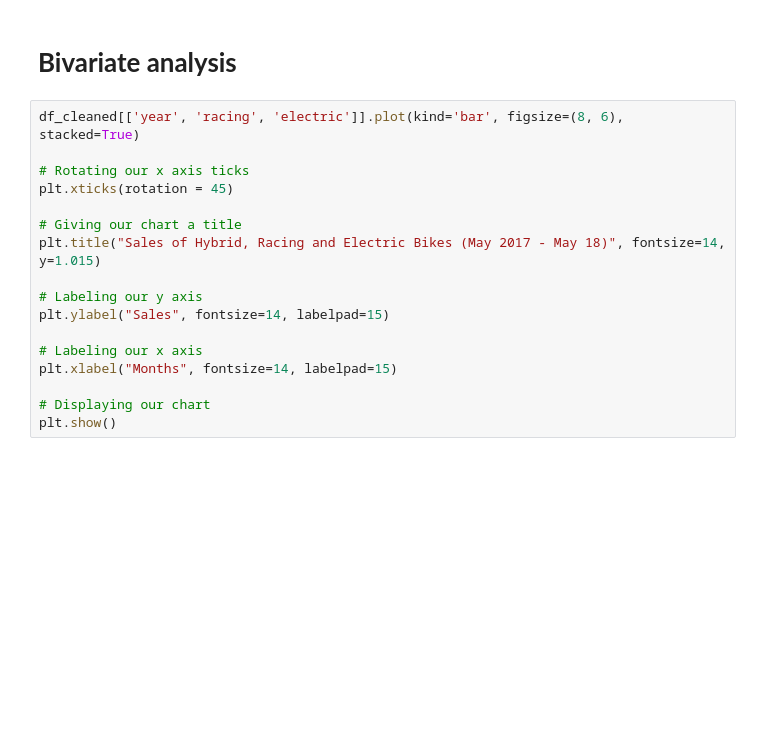
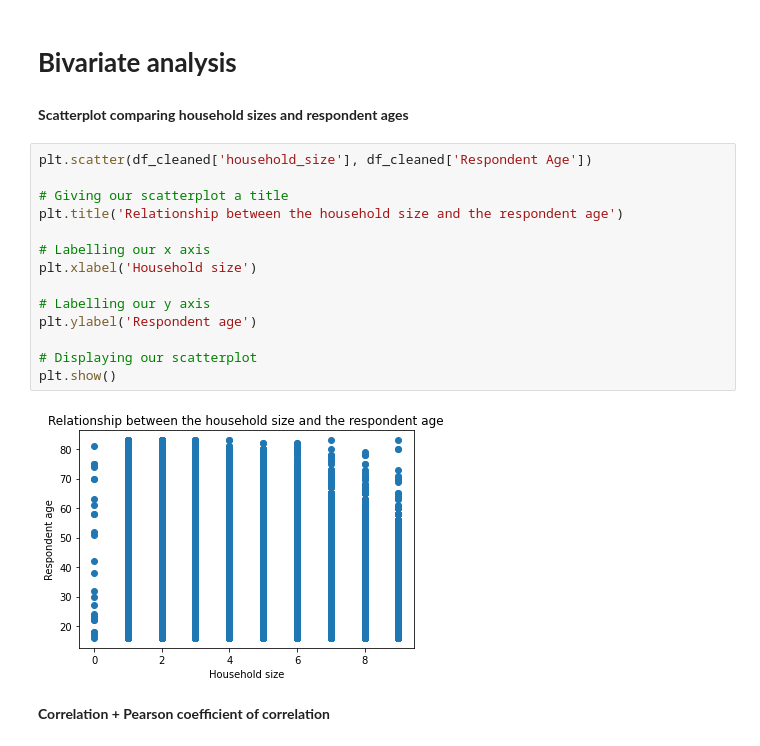
Before and after one commit to CindyMG/Core_w2, a Jupyter notebook: Moringa_Data_Science_Core_W2_Independent_Project_2021_09_Cindy_Gachuhi_Python_Notebook.ipynb, the cells around one changed output. Cells and saved outputs as stored; diff of their text form; blank space fills up the shorter version.

```diff
--- a/Moringa_Data_Science_Core_W2_Independent_Project_2021_09_Cindy_Gachuhi_Python_Notebook.ipynb
+++ b/Moringa_Data_Science_Core_W2_Independent_Project_2021_09_Cindy_Gachuhi_Python_Notebook.ipynb
@@ -203,19 +286,22 @@ df_cleaned.head()
 # %% [markdown]
 # **Bivariate analysis**
-# %%
-df_cleaned[['year', 'racing', 'electric']].plot(kind='bar', figsize=(8, 6), stacked=True)
-
-# Rotating our x axis ticks
-plt.xticks(rotation = 45)
-
-# Giving our chart a title
-plt.title("Sales of Hybrid, Racing and Electric Bikes (May 2017 - May 18)", fontsize=14, y=1.015)
-
-# Labeling our y axis
-plt.ylabel("Sales", fontsize=14, labelpad=15)
-
-# Labeling our x axis
-plt.xlabel("Months", fontsize=14, labelpad=15)
-
-# Displaying our chart
-plt.show()
+# %% [markdown]
+**Scatterplot comparing household sizes and respondent ages**
+# %%
+plt.scatter(df_cleaned['household_size'], df_cleaned['Respondent Age'])
+
+# Giving our scatterplot a title
+plt.title('Relationship between the household size and the respondent age')
+
+# Labelling our x axis
+plt.xlabel('Household size')
+
+# Labelling our y axis
+plt.ylabel('Respondent age')
+
+# Displaying our scatterplot
+plt.show()
+# %% [output]
+[figure, added]
+# %% [markdown]
+**Correlation + Pearson coefficient of correlation**
```
Also changed, not shown: parts of 17 cells of this notebook.
